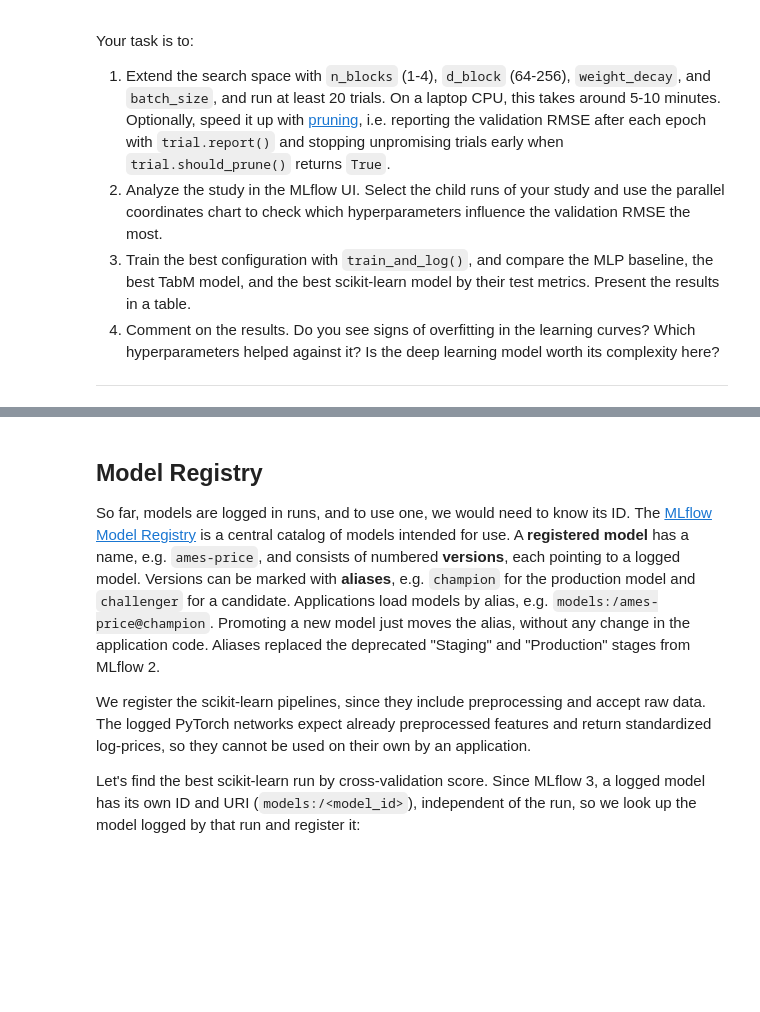
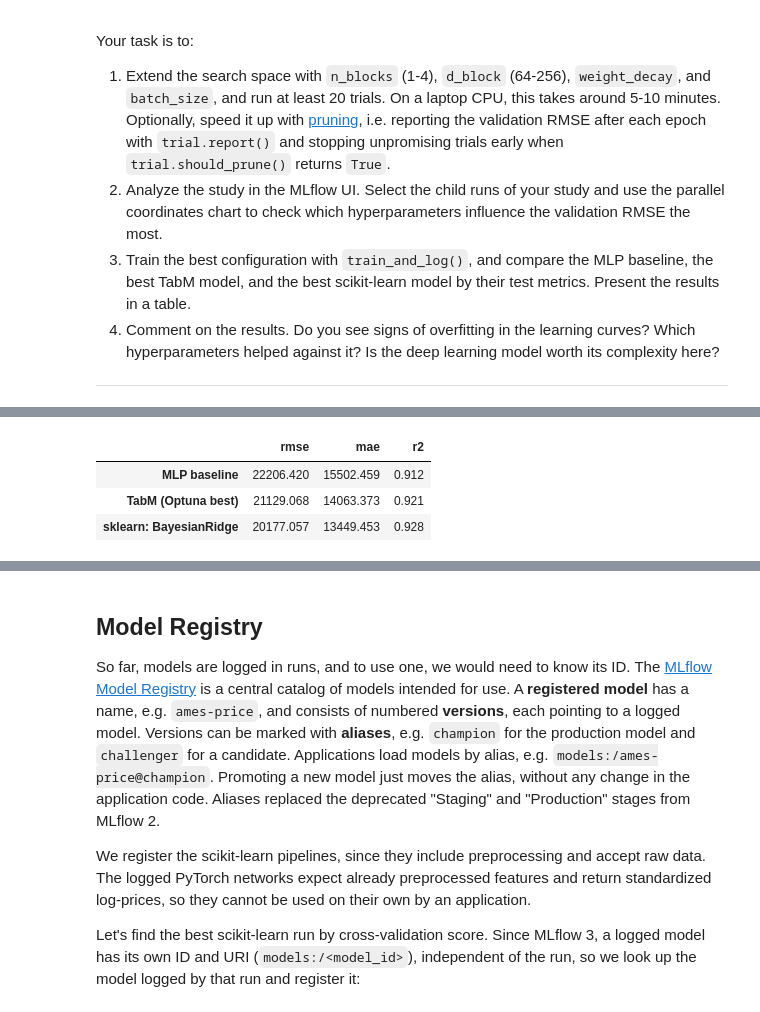
Before and after one commit to Mielecki/MLOps-course, a Jupyter notebook: lab05/LAB_INSTRUCTION_2_MLFLOW.ipynb, the cells around one changed output, grey strips where cells are left out. Saved outputs shown, nothing was run; the diff lists cells and outputs as text; code cells hidden in the pictures; blank space fills up the shorter version.

```diff
--- a/lab05/LAB_INSTRUCTION_2_MLFLOW.ipynb
+++ b/lab05/LAB_INSTRUCTION_2_MLFLOW.ipynb
@@ -548,0 +559,16 @@ new_df.to_parquet(DATA_PATH, index=False)
+# %%
+dvc_metadata = get_dvc_metadata(f"{DATA_PATH}.dvc")
+
+dataset = mlflow.data.from_pandas(
+    df,
+    source=DATA_PATH,
+    name="ames-2006-2008",
+    digest=dvc_metadata["md5"],
+    targets="SalePrice",
+)
+# %%
+best_models = [
+    ("Bayesian", linear_model.BayesianRidge()),
+    ("Ridge Regression", Ridge()),
+]
+fit_sklearn_models(best_models, df_train, df_test, y_train, y_test, dataset)
@@ -931,0 +1076,9 @@ Your task is to:
+# %%
+best_tabm_extended_config = base_config | {
+    "name": "tabm_optuna_extended_best",
+    "model": "tabm",
+    **study_extended.best_params,
+}
+tabm_test_metrics = train_and_log(best_tabm_extended_config)
+
+mlp_test_metrics = train_and_log(mlp_config)
@@ -931,0 +1110,21 @@ Your task is to:
+# %%
+bayesian_run = mlflow.get_run("2a88a339341a4515a7134e4255ff6edf")
+
+sklearn_test_metrics = {
+    name: bayesian_run.data.metrics[f"test_{name}"] for name in ["rmse", "mae", "r2"]
+}
+
+comparison = pd.DataFrame(
+    {
+        "MLP baseline": mlp_test_metrics,
+        "TabM (Optuna best)": tabm_test_metrics,
+        "sklearn: BayesianRidge": sklearn_test_metrics,
+    }
+).T[["rmse", "mae", "r2"]]
+
+comparison.round(3)
+# %% [output]
+|  | rmse | mae | r2 |
+| MLP baseline | 22206.420 | 15502.459 | 0.912 |
+| TabM (Optuna best) | 21129.068 | 14063.373 | 0.921 |
+| sklearn: BayesianRidge | 20177.057 | 13449.453 | 0.928 |
```
Also changed, not shown: parts of 20 cells of this notebook, 5 other files.
